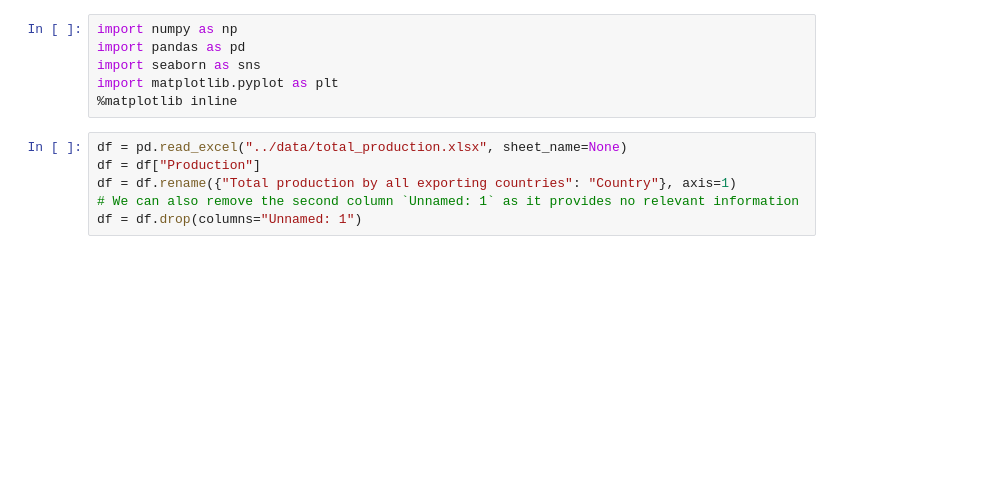
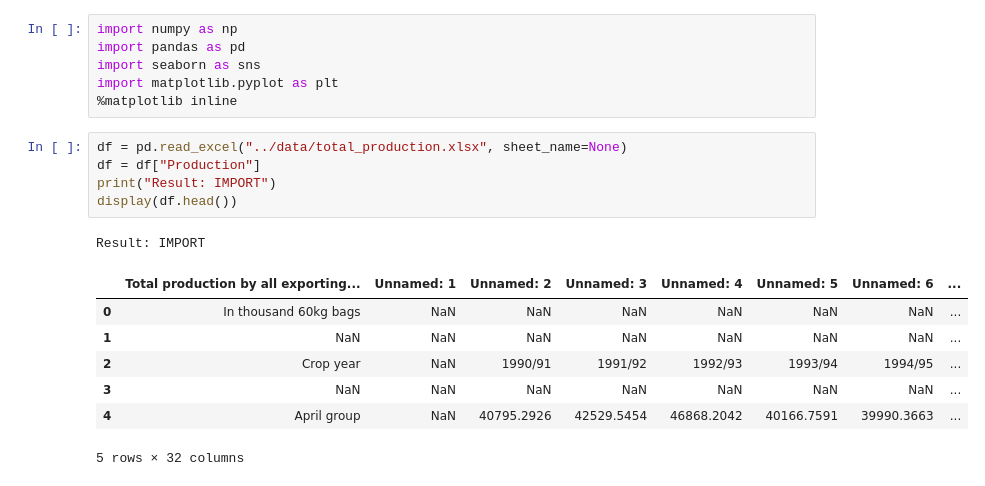
Before and after one commit to hpuma/global-coffee-trade-historical-data, a Jupyter notebook: curation/tp_data_wrangling.ipynb, the cells around one changed output. Drawn from its saved outputs; the diff is of its cells as text; blank space fills up the shorter version.

```diff
--- a/curation/tp_data_wrangling.ipynb
+++ b/curation/tp_data_wrangling.ipynb
@@ -7,6 +7,14 @@ import matplotlib.pyplot as plt
 # %%
 df = pd.read_excel("../data/total_production.xlsx", sheet_name=None)
 df = df["Production"]
-df = df.rename({"Total production by all exporting countries": "Country"}, axis=1)
-# We can also remove the second column `Unnamed: 1` as it provides no relevant information
-df = df.drop(columns="Unnamed: 1")
+print("Result: IMPORT")
+display(df.head())
+# %% [output]
+Result: IMPORT
+|  | Total production by all exporting... | Unnamed: 1 | Unnamed: 2 | Unnamed: 3 | Unnamed: 4 | Unnamed: 5 | Unnamed: 6 | ... |
+| 0 | In thousand 60kg bags | NaN | NaN | NaN | NaN | NaN | NaN | ... |
+| 1 | NaN | NaN | NaN | NaN | NaN | NaN | NaN | ... |
+| 2 | Crop year | NaN | 1990/91 | 1991/92 | 1992/93 | 1993/94 | 1994/95 | ... |
+| 3 | NaN | NaN | NaN | NaN | NaN | NaN | NaN | ... |
+| 4 | April group | NaN | 40795.2926 | 42529.5454 | 46868.2042 | 40166.7591 | 39990.3663 | ... |
+5 rows × 32 columns
```
Also changed, not shown: parts of 12 cells of this notebook.
